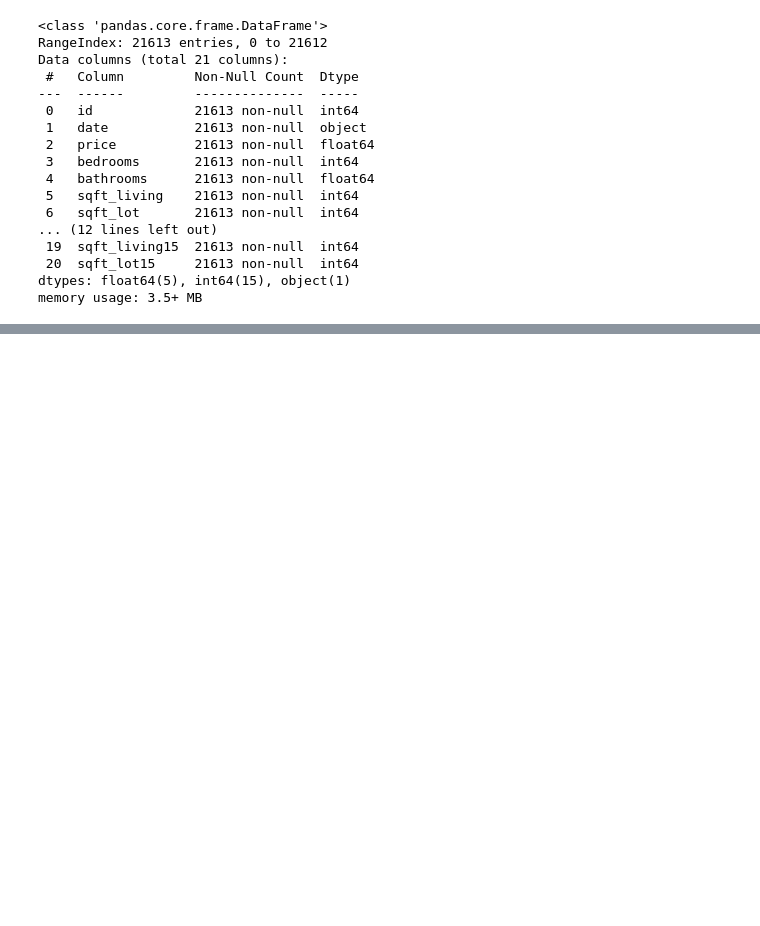
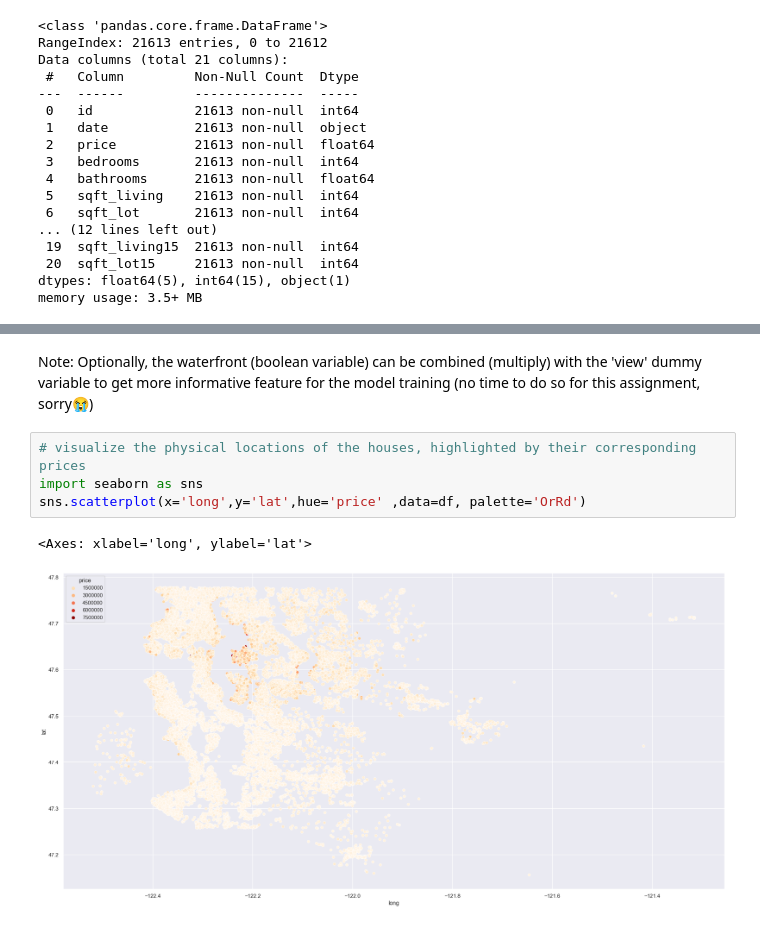
Before and after one commit to JinL-Zhang/Schulich_MBAN-6110-Data_Science-, a Jupyter notebook: Pipeline_and_Regularization_for_Linear_Regression/LInear_regression_prediction.ipynb, the cells around one changed output, grey strips where cells are left out. Saved outputs shown, nothing was run; the diff lists cells and outputs as text; blank space fills up the shorter version.

```diff
--- a/Pipeline_and_Regularization_for_Linear_Regression/LInear_regression_prediction.ipynb
+++ b/Pipeline_and_Regularization_for_Linear_Regression/LInear_regression_prediction.ipynb
@@ -54,0 +110,9 @@ memory usage: 3.5+ MB
+# %% [markdown]
+Note: Optionally, the waterfront (boolean variable) can be combined (multiply) with the 'view' dummy variable to get more informative feature for the model training (no time to do so for this assignment, sorry😭)
+# %%
+# visualize the physical locations of the houses, highlighted by their corresponding prices
+import seaborn as sns
+sns.scatterplot(x='long',y='lat',hue='price' ,data=df, palette='OrRd')
+# %% [output]
+<Axes: xlabel='long', ylabel='lat'>
+[figure, added]
```
Also changed, not shown: parts of 89 cells of this notebook.
